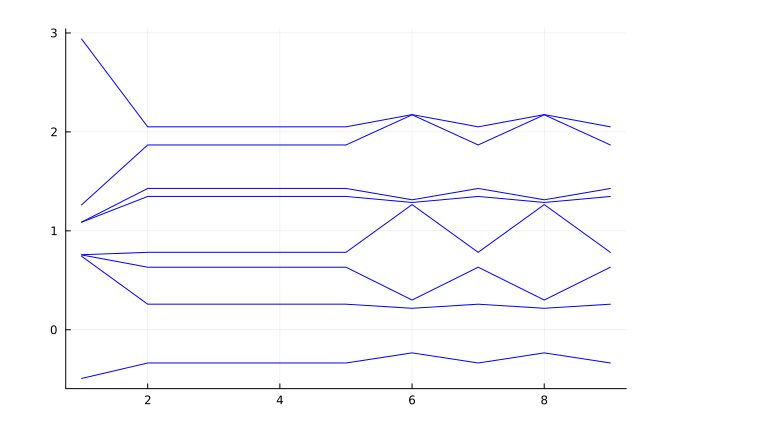
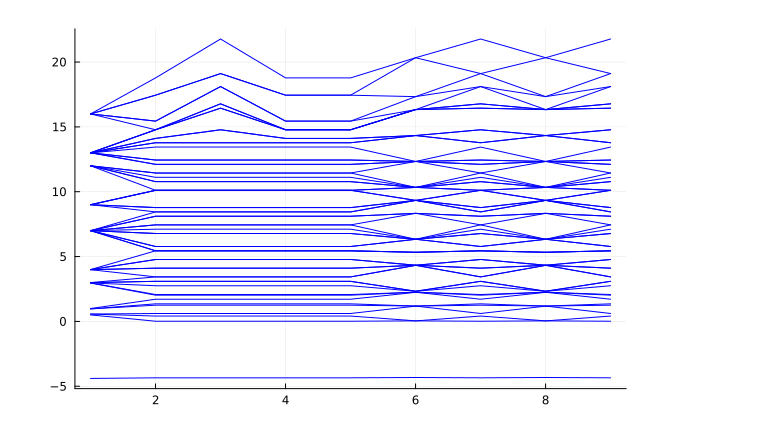
Before and after one commit to ttx002000/HF_Moire, a Jupyter notebook: data_collection/triangular/data_output/plot.ipynb, the cells around one changed output. Cells and saved outputs as stored; diff of their text form; code cells hidden in the pictures.

```diff
--- a/data_collection/triangular/data_output/plot.ipynb
+++ b/data_collection/triangular/data_output/plot.ipynb
@@ -43,10 +54,10 @@ for ja in 1:Nq^2
 end
 # %%
 myplot=plot()
-plot!(1:Nq^2,Float64.(HF_pathvalue[1:8,:]'),legend=false,color="blue")
+plot!(1:Nq^2,Float64.(HF_pathvalue[1:61,:]'),legend=false,color="blue")
 display(myplot)
 # %% [output]
-[figure, old version]
+[figure, new version]
 # %%
 HF_pathvalue[1:8,:]
 # %% [output]
```
Also changed, not shown: parts of 5 cells of this notebook, 4 other files.
